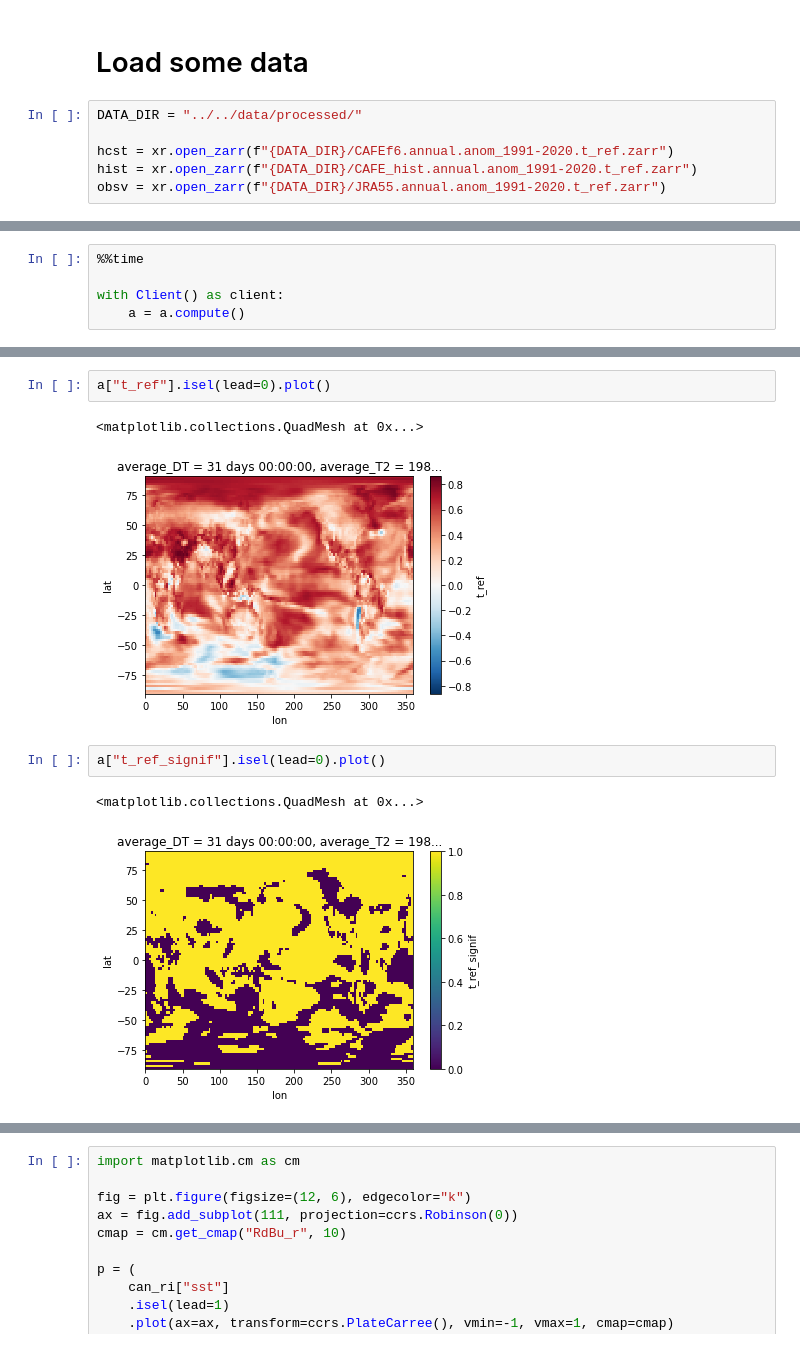
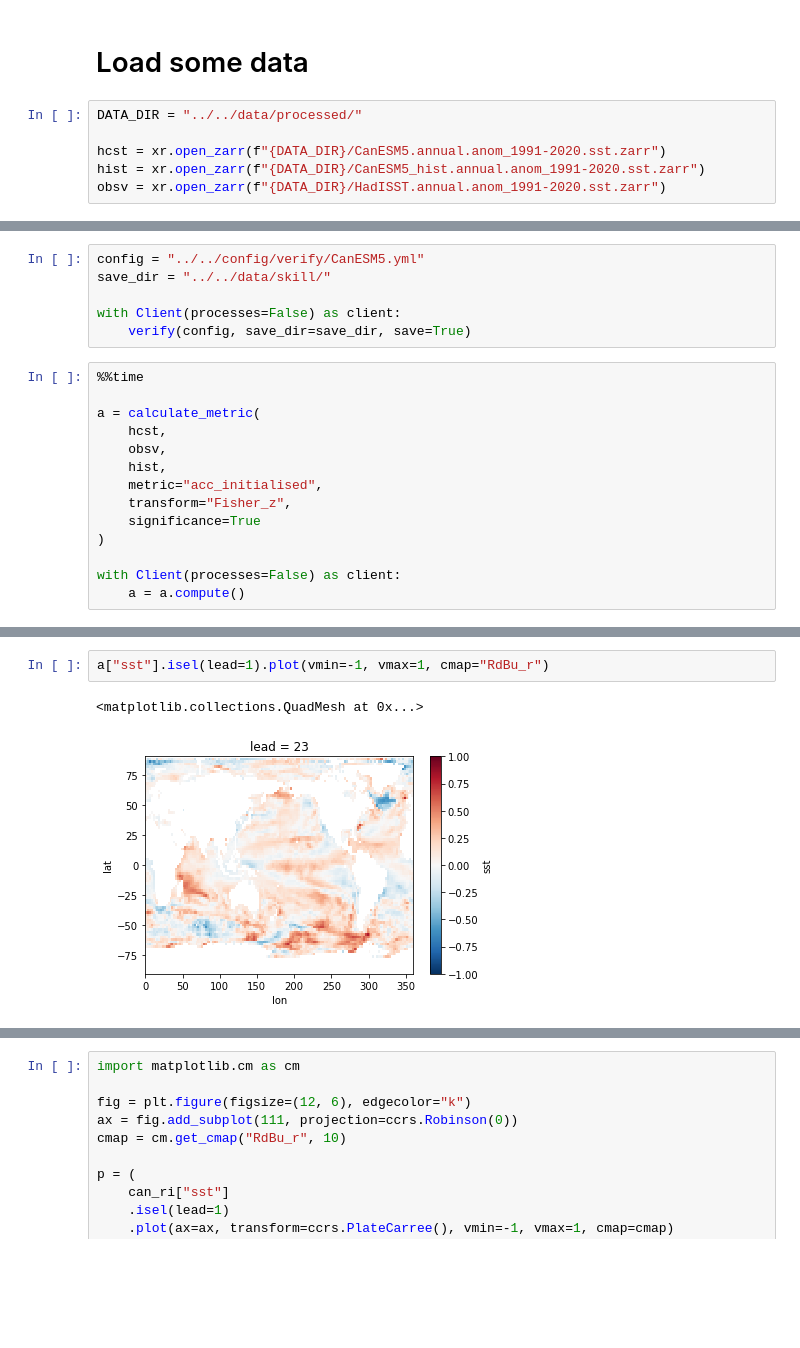
Before and after one commit to dougiesquire/CAFE-f6_documentation, a Jupyter notebook: notebooks/exploratory/verify.ipynb, the cells around one changed output, grey strips where cells are left out. Drawn from its saved outputs; the diff is of its cells as text; blank space fills up the shorter version.

```diff
--- a/notebooks/exploratory/verify.ipynb
+++ b/notebooks/exploratory/verify.ipynb
@@ -29,6 +24,6 @@ dask.config.set(**{"array.slicing.split_large_chunks": False})
 # %%
 DATA_DIR = "../../data/processed/"
 
-hcst = xr.open_zarr(f"{DATA_DIR}/CAFEf6.annual.anom_1991-2020.t_ref.zarr")
-hist = xr.open_zarr(f"{DATA_DIR}/CAFE_hist.annual.anom_1991-2020.t_ref.zarr")
-obsv = xr.open_zarr(f"{DATA_DIR}/JRA55.annual.anom_1991-2020.t_ref.zarr")
+hcst = xr.open_zarr(f"{DATA_DIR}/CanESM5.annual.anom_1991-2020.sst.zarr")
+hist = xr.open_zarr(f"{DATA_DIR}/CanESM5_hist.annual.anom_1991-2020.sst.zarr")
+obsv = xr.open_zarr(f"{DATA_DIR}/HadISST.annual.anom_1991-2020.sst.zarr")
@@ -527,6 +30,21 @@ Wall time: 19.6 s
+# %%
+config = "../../config/verify/CanESM5.yml"
+save_dir = "../../data/skill/"
+
+with Client(processes=False) as client:
+    verify(config, save_dir=save_dir, save=True)
 # %%
 %%time
 
-with Client() as client:
+a = calculate_metric(
+    hcst,
+    obsv,
+    hist,
+    metric="acc_initialised",
+    transform="Fisher_z",
+    significance=True
+)
+
+with Client(processes=False) as client:
     a = a.compute()
 # %% [output]
@@ -551,10 +53,5 @@ KeyboardInterrupt:
 # %%
-a["t_ref"].isel(lead=0).plot()
+a["sst"].isel(lead=1).plot(vmin=-1, vmax=1, cmap="RdBu_r")
 # %% [output]
 <matplotlib.collections.QuadMesh at 0x...>
-[figure, old version]
+[figure, new version]
-# %%
-a["t_ref_signif"].isel(lead=0).plot()
-# %% [output]
-<matplotlib.collections.QuadMesh at 0x...>
-[figure, removed]
```
Also changed, not shown: parts of 13 cells of this notebook, 17 other files.
